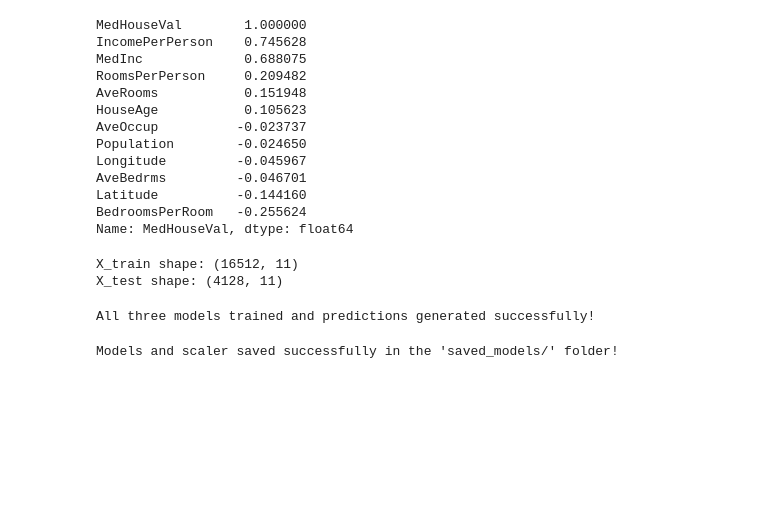
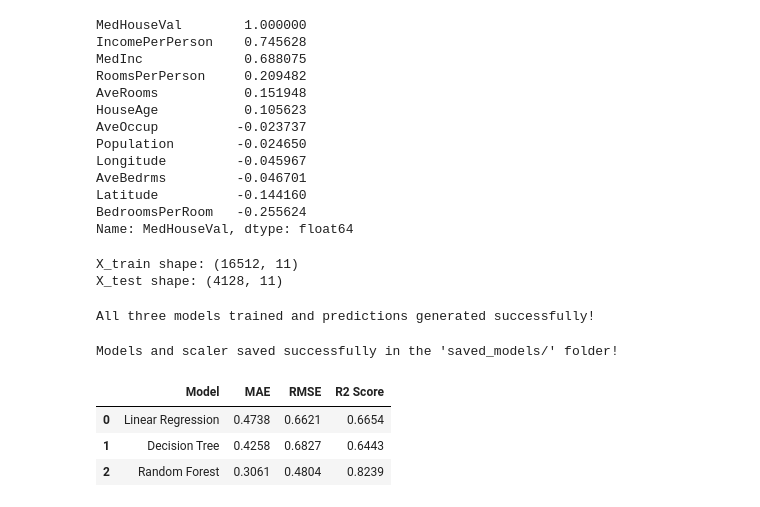
Before and after one commit to yohannes-wegayehu/house-price-prediction, a Jupyter notebook: house_price_prediction.ipynb, the cells around one changed output. Saved outputs shown, nothing was run; the diff lists cells and outputs as text; code cells hidden in the pictures; blank space fills up the shorter version.

Commit message:
evalute each models

```diff
--- a/house_price_prediction.ipynb
+++ b/house_price_prediction.ipynb
@@ -186,3 +188,32 @@ joblib.dump(scaler, 'saved_models/scaler.pkl')
 print("Models and scaler saved successfully in the 'saved_models/' folder!")
 # %% [output]
 Models and scaler saved successfully in the 'saved_models/' folder!
+# %%
+
+# Define a helper function to calculate MAE, RMSE, and R2 for any model
+def evaluate_model(y_true, y_pred, model_name):
+    mae = mean_absolute_error(y_true, y_pred)
+    rmse = np.sqrt(mean_squared_error(y_true, y_pred))
+    r2 = r2_score(y_true, y_pred)
+    return {
+        'Model': model_name,
+        'MAE': round(mae, 4),
+        'RMSE': round(rmse, 4),
+        'R2 Score': round(r2, 4)
+    }
+
+# Evaluate each model and store the results in a list
+results = [
+    evaluate_model(y_test, y_pred_lr, 'Linear Regression'),
+    evaluate_model(y_test, y_pred_dt, 'Decision Tree'),
+    evaluate_model(y_test, y_pred_rf, 'Random Forest')
+]
+
+# Convert the results list into a DataFrame for clean comparison
+results_df = pd.DataFrame(results)
+results_df
+# %% [output]
+|  | Model | MAE | RMSE | R2 Score |
+| 0 | Linear Regression | 0.4738 | 0.6621 | 0.6654 |
+| 1 | Decision Tree | 0.4258 | 0.6827 | 0.6443 |
+| 2 | Random Forest | 0.3061 | 0.4804 | 0.8239 |
```
Also changed, not shown: parts of 2 cells of this notebook.
